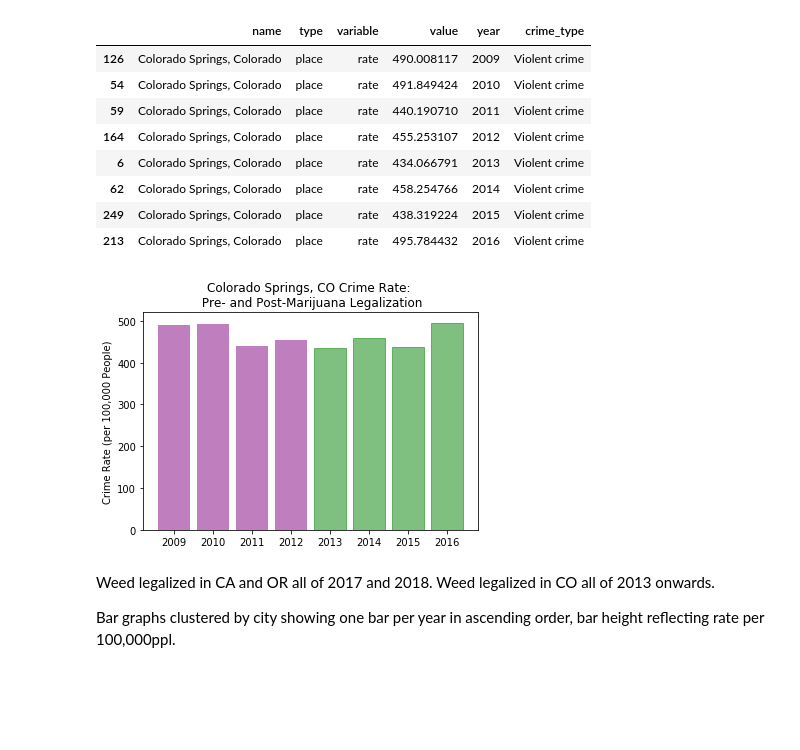
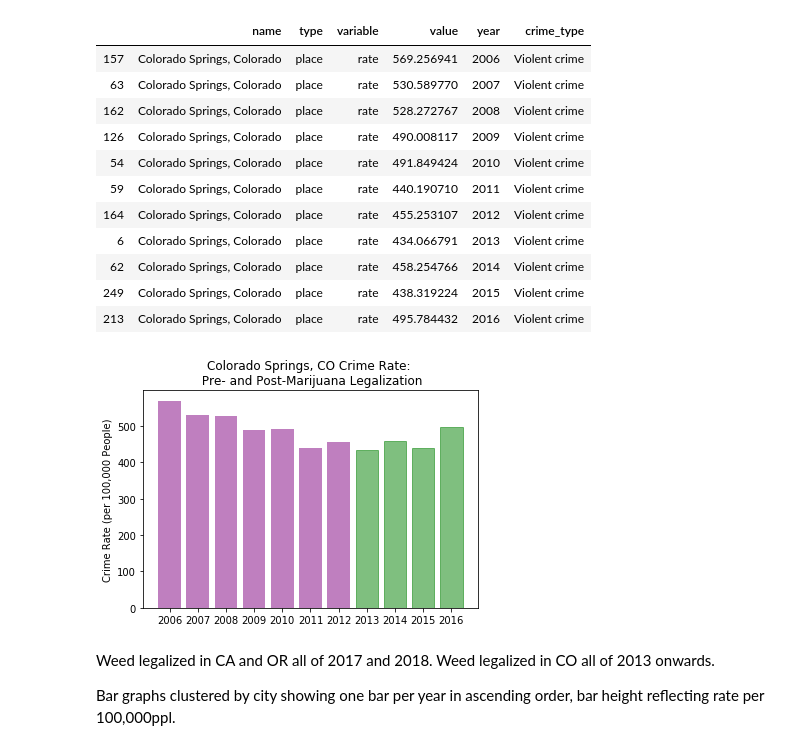
Before and after one commit to rose-gonoud/project1, a Jupyter notebook: CO_NY_CA_TX_finalAnalysis.ipynb, the cells around one changed output. Drawn from its saved outputs; the diff is of its cells as text; code cells hidden in the pictures; blank space fills up the shorter version.

```diff
--- a/CO_NY_CA_TX_finalAnalysis.ipynb
+++ b/CO_NY_CA_TX_finalAnalysis.ipynb
@@ -8,7 +8,7 @@ from scipy.stats import linregress
 import random
 import os
 # %%
-years = [2009, 2010, 2011, 2012, 2013, 2014, 2015, 2016, 2017, 2018]
+years = [2006, 2007, 2008, 2009, 2010, 2011, 2012, 2013, 2014, 2015, 2016, 2017, 2018]
 
 file_to_load1 = os.path.join("Output CSVs", "NYcrime.csv")
 
@@ -175,37 +178,40 @@ COcrimeDF = pd.read_csv(file_to_load2)
 COcrimeRates = COcrimeDF.loc[COcrimeDF["variable"] == "rate"]
 
 COcrimeRatesViolent = COcrimeRates.loc[COcrimeRates["crime_type"] == "Violent crime"]
 COcrimeRatesViolent = COcrimeRatesViolent.drop_duplicates()
 COcrimeRatesViolentYears = COcrimeRatesViolent.loc[COcrimeRatesViolent["year"].isin(years)]
 
 COcrimePostLegalization = COcrimeRatesViolent.loc[COcrimeRatesViolent["year"].isin(years)]
 COcrimePostLegalization = COcrimePostLegalization.drop(columns=["key", "id", "place_name"])
 COcrimePostLegalization = COcrimePostLegalization.sort_values(['year'], ascending=[True])
 COcrimePostLegalization
 
 CO_x_axis = np.arange(len(COcrimePostLegalization["value"]))
 postLegalCO = plt.bar(CO_x_axis, COcrimePostLegalization["value"], color='purple', alpha=0.5, align="center")
-postLegalCO[4].set_color('g')
-postLegalCO[5].set_color('g')
-postLegalCO[6].set_color('g')
 postLegalCO[7].set_color('g')
+postLegalCO[8].set_color('g')
+postLegalCO[9].set_color('g')
+postLegalCO[10].set_color('g')
 
 tick_locations = [value for value in CO_x_axis]
 plt.xticks(tick_locations, years)
 plt.title("Colorado Springs, CO Crime Rate: \n Pre- and Post-Marijuana Legalization")
 plt.ylabel("Crime Rate (per 100,000 People)")
 COcrimePostLegalization
 # %% [output]
 |  | name | type | variable | value | year | crime_type |
+| 157 | Colorado Springs, Colorado | place | rate | 569.256941 | 2006 | Violent crime |
+| 63 | Colorado Springs, Colorado | place | rate | 530.589770 | 2007 | Violent crime |
+| 162 | Colorado Springs, Colorado | place | rate | 528.272767 | 2008 | Violent crime |
 | 126 | Colorado Springs, Colorado | place | rate | 490.008117 | 2009 | Violent crime |
 | 54 | Colorado Springs, Colorado | place | rate | 491.849424 | 2010 | Violent crime |
 | 59 | Colorado Springs, Colorado | place | rate | 440.190710 | 2011 | Violent crime |
 | 164 | Colorado Springs, Colorado | place | rate | 455.253107 | 2012 | Violent crime |
 | 6 | Colorado Springs, Colorado | place | rate | 434.066791 | 2013 | Violent crime |
 | 62 | Colorado Springs, Colorado | place | rate | 458.254766 | 2014 | Violent crime |
 | 249 | Colorado Springs, Colorado | place | rate | 438.319224 | 2015 | Violent crime |
 | 213 | Colorado Springs, Colorado | place | rate | 495.784432 | 2016 | Violent crime |
-[figure, old version]
+[figure, new version]
 # %% [markdown]
 Weed legalized in CA and OR all of 2017 and 2018. Weed legalized in CO all of 2013 onwards.
 
```
Also changed, not shown: parts of 10 cells of this notebook.
